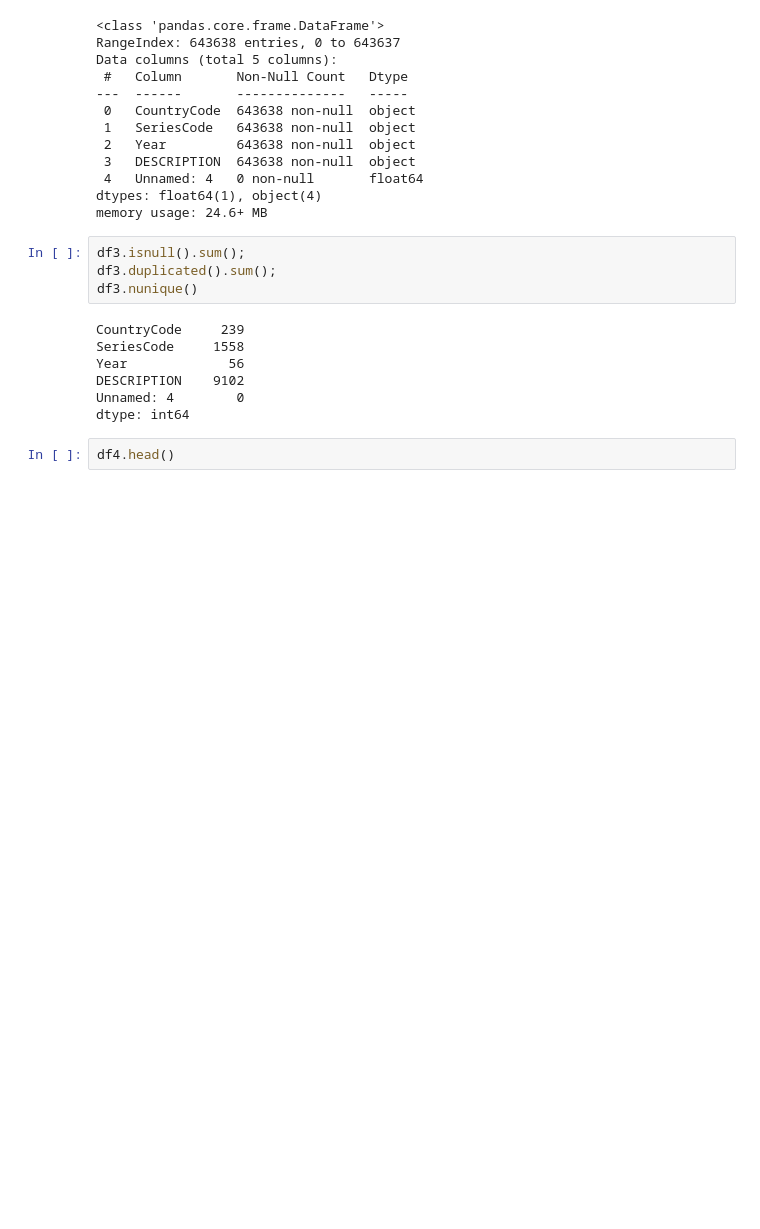
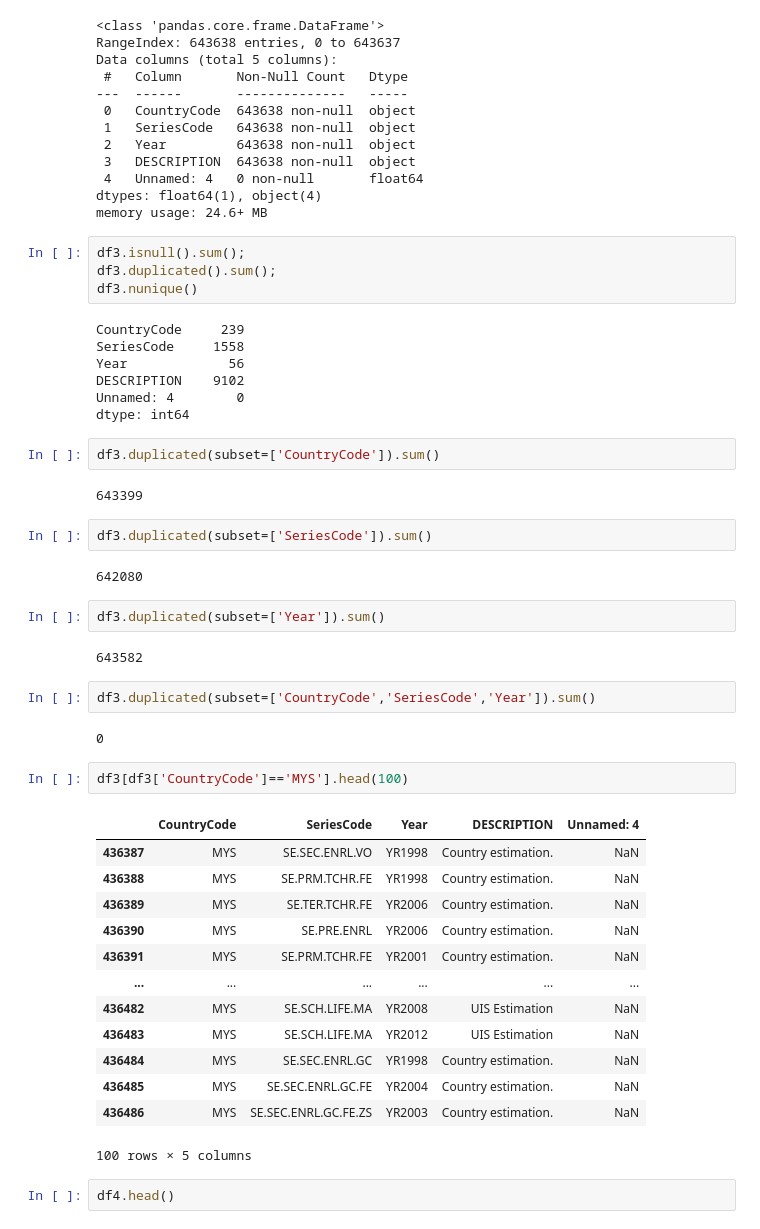
Before and after one commit to naufal911-hub/education-stats-kaggle-analysis, a Jupyter notebook: analysis-notebook/pisa_analysis/dimension-table-inspection.ipynb, the cells around one changed output. Saved outputs shown, nothing was run; the diff lists cells and outputs as text; blank space fills up the shorter version.

Commit message:
progress on dimension table

```diff
--- a/analysis-notebook/pisa_analysis/dimension-table-inspection.ipynb
+++ b/analysis-notebook/pisa_analysis/dimension-table-inspection.ipynb
@@ -128,6 +167,38 @@ Year             56
 DESCRIPTION    9102
 Unnamed: 4        0
 dtype: int64
+# %%
+df3.duplicated(subset=['CountryCode']).sum()
+# %% [output]
+643399
+# %%
+df3.duplicated(subset=['SeriesCode']).sum()
+# %% [output]
+642080
+# %%
+df3.duplicated(subset=['Year']).sum()
+# %% [output]
+643582
+# %%
+df3.duplicated(subset=['CountryCode','SeriesCode','Year']).sum()
+# %% [output]
+0
+# %%
+df3[df3['CountryCode']=='MYS'].head(100)
+# %% [output]
+|  | CountryCode | SeriesCode | Year | DESCRIPTION | Unnamed: 4 |
+| 436387 | MYS | SE.SEC.ENRL.VO | YR1998 | Country estimation. | NaN |
+| 436388 | MYS | SE.PRM.TCHR.FE | YR1998 | Country estimation. | NaN |
+| 436389 | MYS | SE.TER.TCHR.FE | YR2006 | Country estimation. | NaN |
+| 436390 | MYS | SE.PRE.ENRL | YR2006 | Country estimation. | NaN |
+| 436391 | MYS | SE.PRM.TCHR.FE | YR2001 | Country estimation. | NaN |
+| ... | ... | ... | ... | ... | ... |
+| 436482 | MYS | SE.SCH.LIFE.MA | YR2008 | UIS Estimation | NaN |
+| 436483 | MYS | SE.SCH.LIFE.MA | YR2012 | UIS Estimation | NaN |
+| 436484 | MYS | SE.SEC.ENRL.GC | YR1998 | Country estimation. | NaN |
+| 436485 | MYS | SE.SEC.ENRL.GC.FE | YR2004 | Country estimation. | NaN |
+| 436486 | MYS | SE.SEC.ENRL.GC.FE.ZS | YR2003 | Country estimation. | NaN |
+100 rows × 5 columns
 # %%
 df4.head()
 # %% [output]
```
Also changed, not shown: parts of 9 cells of this notebook, 1 other file.
